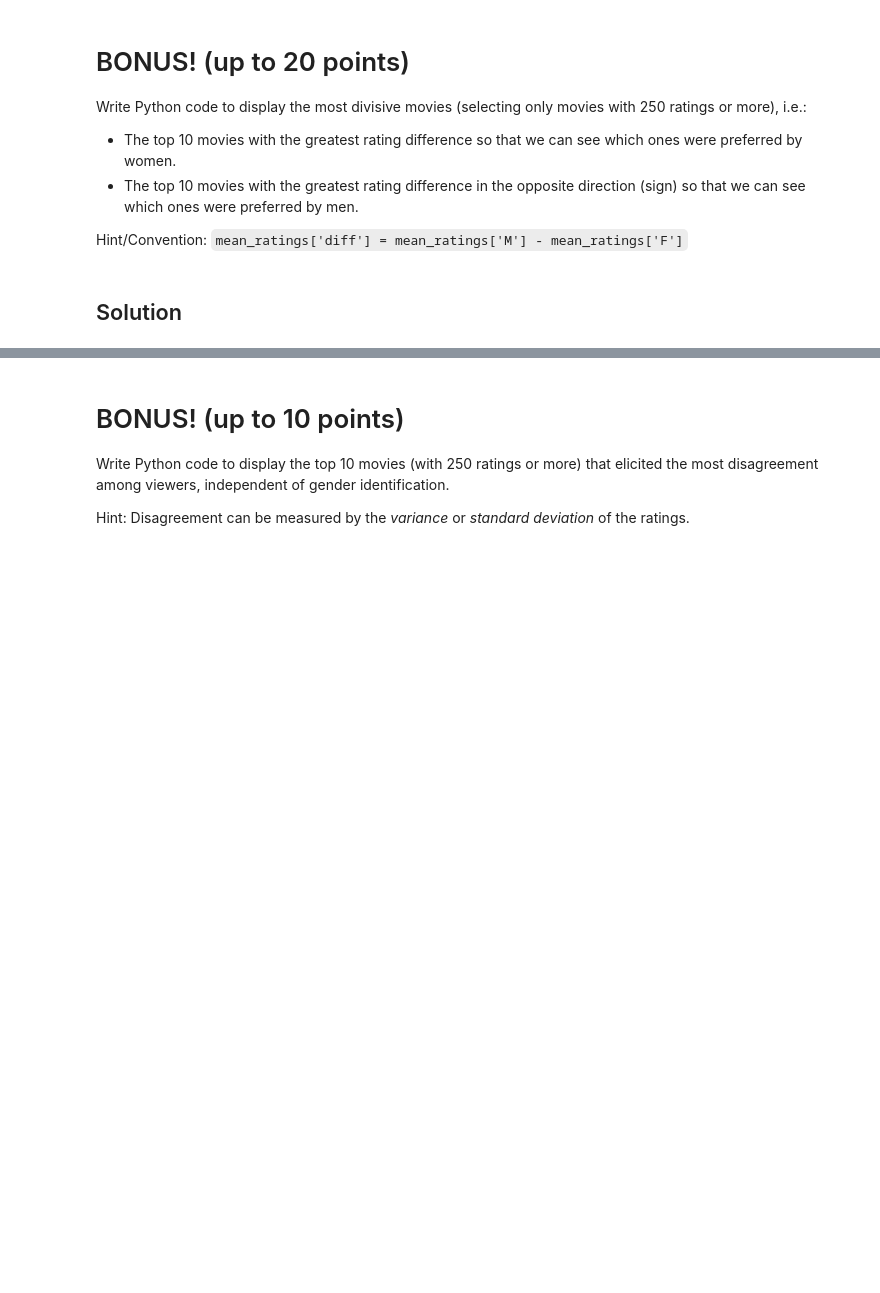
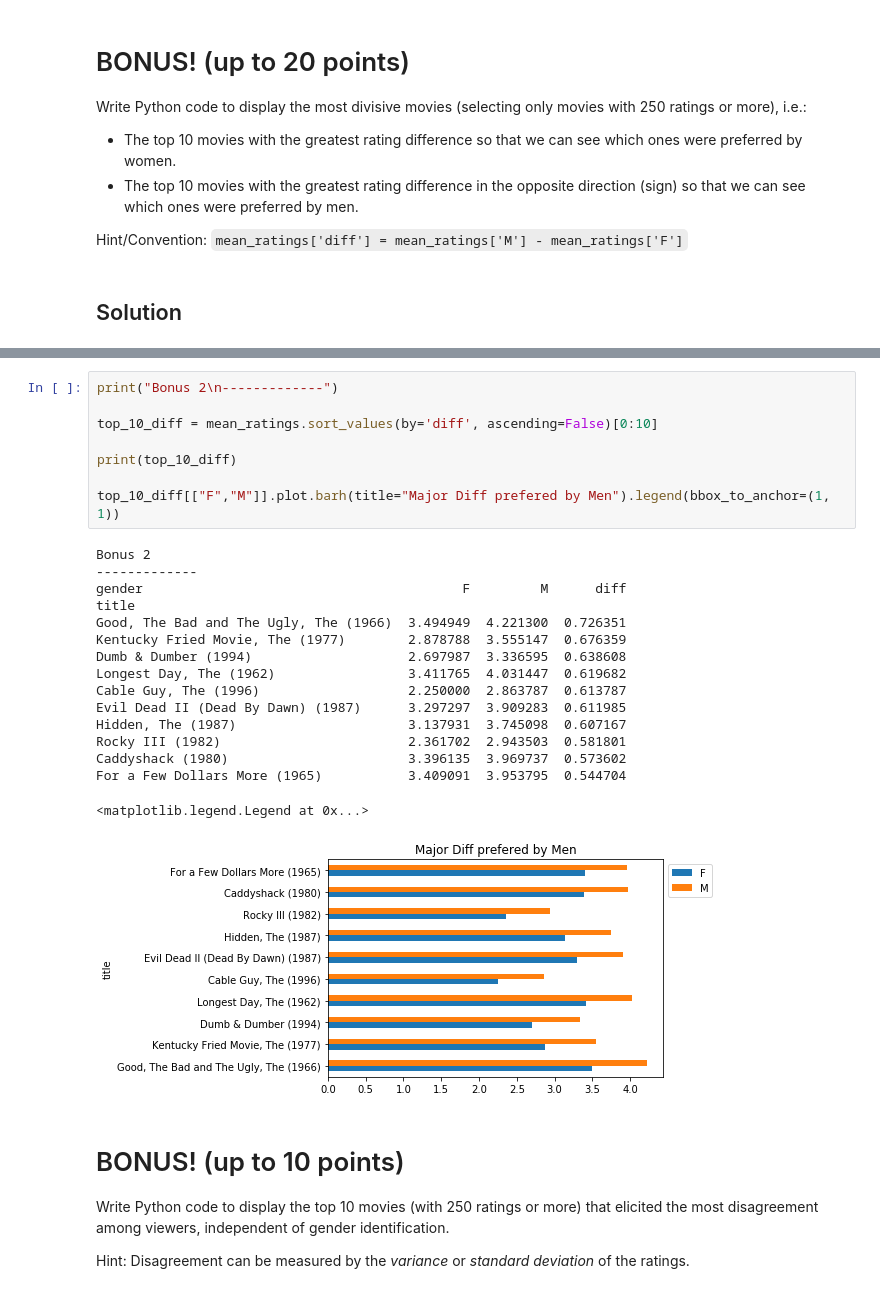
Before and after one commit to AdamCorbinFAUPhD/CAP5768-Intro-to-Data-Science, a Jupyter notebook: assignment_2/CAP5768_Assignment2_Corbin_Adam.ipynb, the cells around one changed output, grey strips where cells are left out. Drawn from its saved outputs; the diff is of its cells as text; blank space fills up the shorter version.

```diff
--- a/assignment_2/CAP5768_Assignment2_Corbin_Adam.ipynb
+++ b/assignment_2/CAP5768_Assignment2_Corbin_Adam.ipynb
@@ -334,3 +351,28 @@ print("Bonus 2 TODO")
+# %%
+print("Bonus 2\n-------------")
+
+top_10_diff = mean_ratings.sort_values(by='diff', ascending=False)[0:10]
+
+print(top_10_diff)
+
+top_10_diff[["F","M"]].plot.barh(title="Major Diff prefered by Men").legend(bbox_to_anchor=(1, 1))
+# %% [output]
+Bonus 2
+-------------
+gender                                         F         M      diff
+title
+Good, The Bad and The Ugly, The (1966)  3.494949  4.221300  0.726351
+Kentucky Fried Movie, The (1977)        2.878788  3.555147  0.676359
+Dumb & Dumber (1994)                    2.697987  3.336595  0.638608
+Longest Day, The (1962)                 3.411765  4.031447  0.619682
+Cable Guy, The (1996)                   2.250000  2.863787  0.613787
+Evil Dead II (Dead By Dawn) (1987)      3.297297  3.909283  0.611985
+Hidden, The (1987)                      3.137931  3.745098  0.607167
+Rocky III (1982)                        2.361702  2.943503  0.581801
+Caddyshack (1980)                       3.396135  3.969737  0.573602
+For a Few Dollars More (1965)           3.409091  3.953795  0.544704
+<matplotlib.legend.Legend at 0x...>
+[figure, added]
 # %% [markdown]
 # BONUS! (up to 10 points)
 
```
Also changed, not shown: parts of 19 cells of this notebook.
